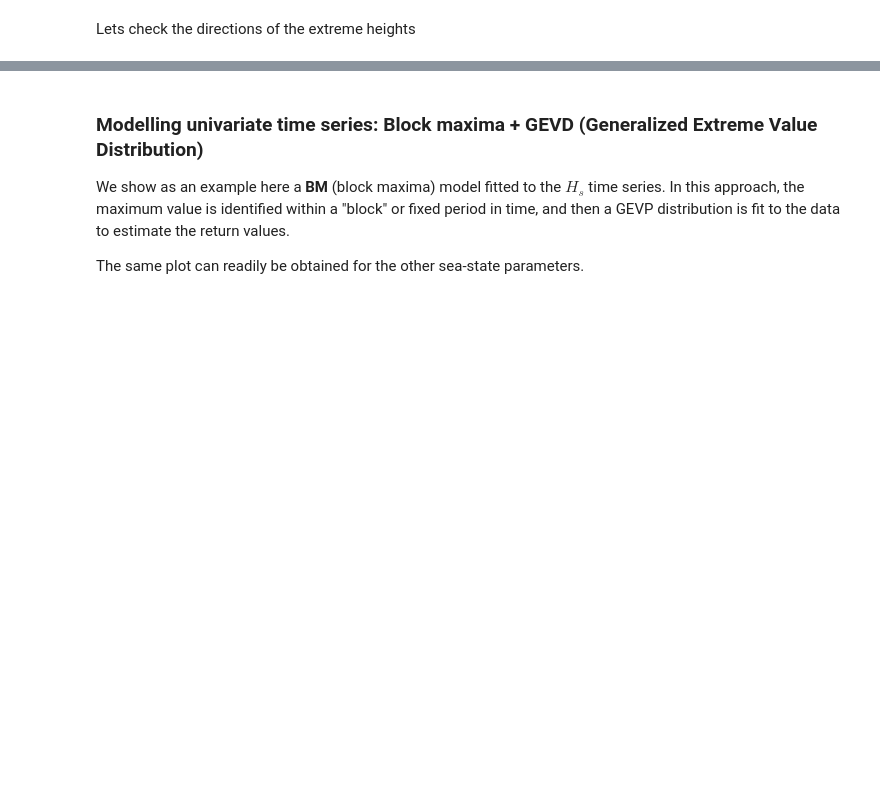
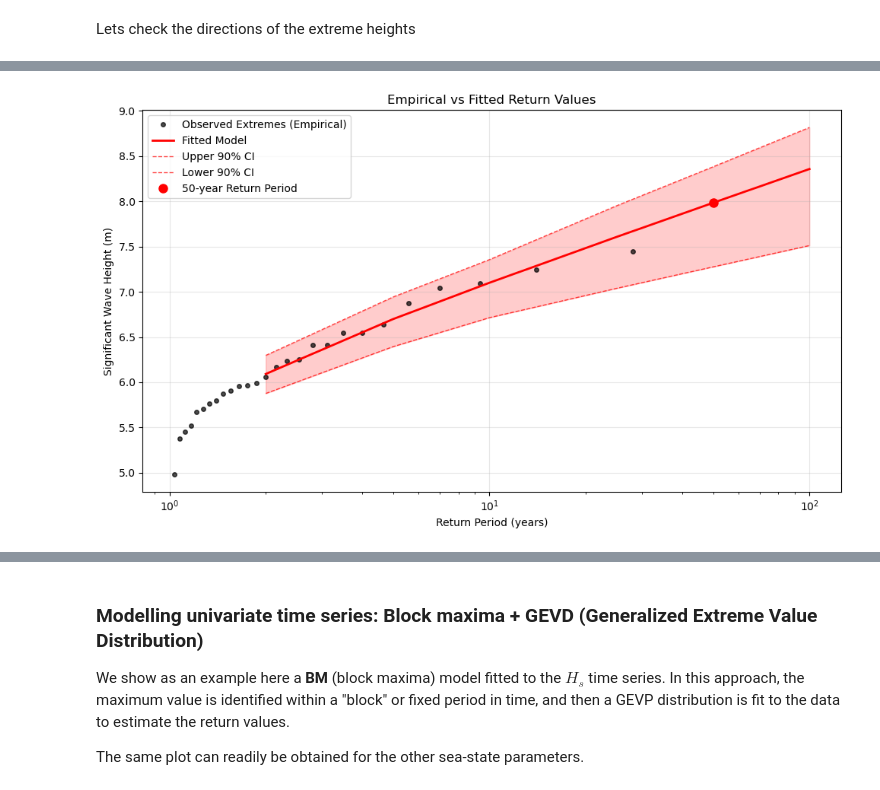
Before and after one commit to Lucaschikashy/sea-states_project_bretagne, a Jupyter notebook: index_project_EVA_1.ipynb, the cells around one changed output, grey strips where cells are left out. Drawn from its saved outputs; the diff is of its cells as text; code cells hidden in the pictures; blank space fills up the shorter version.

```diff
--- a/index_project_EVA_1.ipynb
+++ b/index_project_EVA_1.ipynb
@@ -1157,0 +1339,39 @@ model.fit_model()
+# %%
+# Plot with correct empirical return periods
+fig, ax = plt.subplots(figsize=(10, 6))
+
+# Get correct empirical return periods
+sorted_extremes = np.sort(model.extremes.values)[::-1]  # Sort descending
+n_extremes = len(sorted_extremes)
+
+# Correct empirical return period calculation
+# For block maxima, empirical return period = (n + 1) / (rank)
+empirical_return_periods = (n_extremes + 1) / np.arange(1, n_extremes + 1)
+
+# Plot your observed data with correct empirical return periods
+ax.semilogx(empirical_return_periods, sorted_extremes, 'ko', markersize=4, alpha=0.7, label='Observed Extremes (Empirical)')
+
+# Add fitted model for comparison
+summary = model.get_summary([0, 1, 2, 5, 10, 25, 50, 100], return_period_size="365.2425D", alpha=0.90)
+ax.semilogx(summary.index, summary['return value'], 'r-', linewidth=2, label='Fitted Model')
+
+# Add confidence intervals
+ax.semilogx(summary.index, summary['upper ci'], 'r--', linewidth=1, alpha=0.7, label='Upper 90% CI')
+ax.semilogx(summary.index, summary['lower ci'], 'r--', linewidth=1, alpha=0.7, label='Lower 90% CI')
+
+# Fill between confidence intervals
+ax.fill_between(summary.index, summary['lower ci'], summary['upper ci'], alpha=0.2, color='red')
+
+# Highlight 50-year point
+ax.semilogx(50, summary.loc[50, 'return value'], 'ro', markersize=8, label='50-year Return Period')
+
+ax.set_xlabel('Return Period (years)')
+ax.set_ylabel('Significant Wave Height (m)')
+ax.set_title('Empirical vs Fitted Return Values')
+ax.grid(True, alpha=0.3)
+ax.legend()
+
+plt.tight_layout()
+plt.show()
+# %% [output]
+[figure, added]
```
Also changed, not shown: parts of 24 cells of this notebook, 10 other files.
